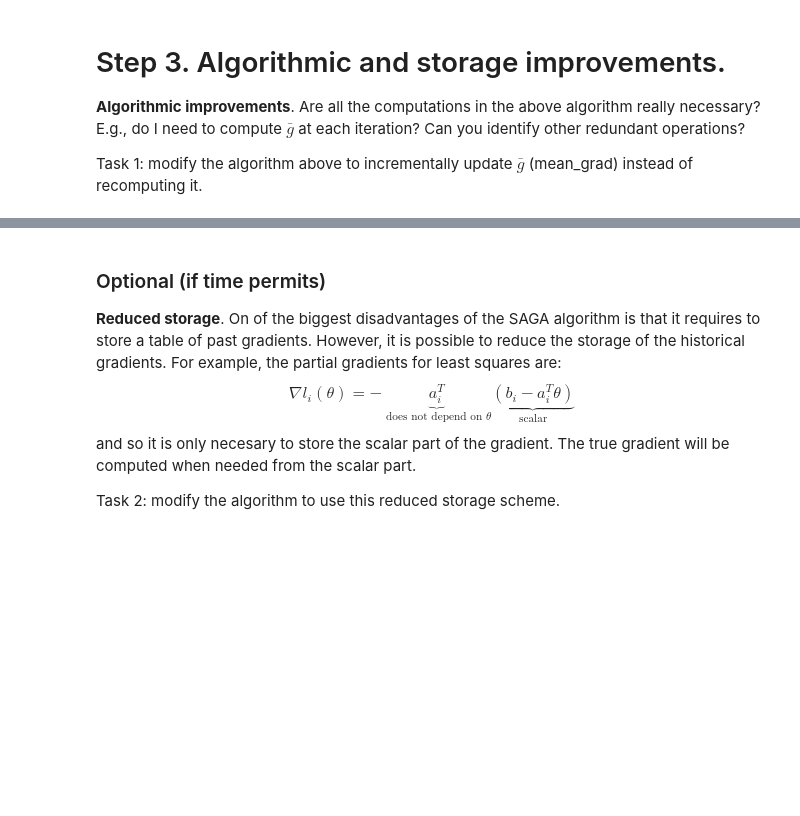
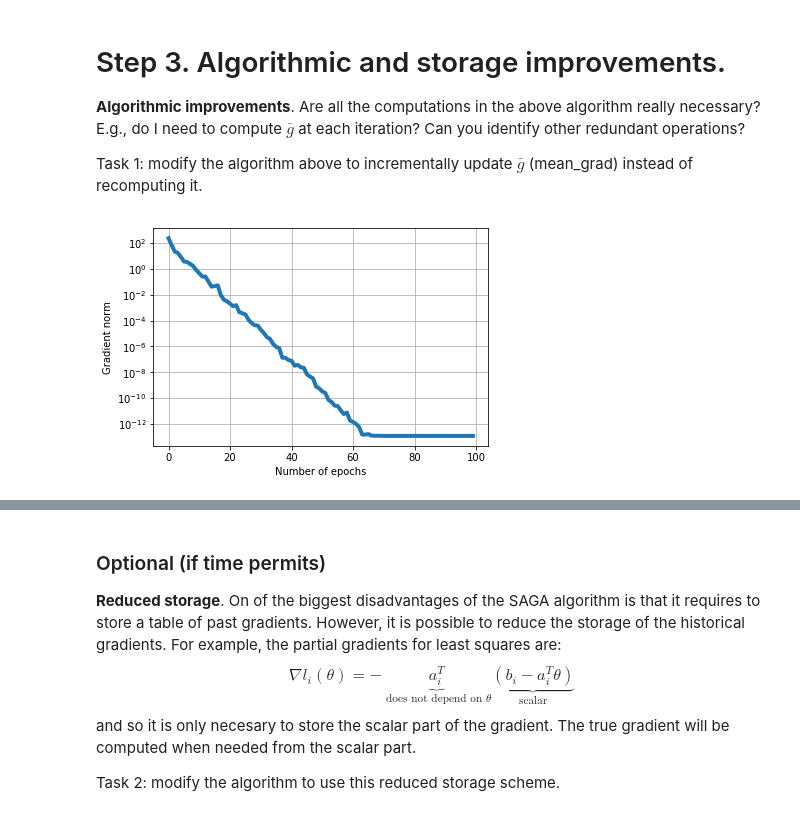
Before and after one commit to fabianp/DSOML_2017, a Jupyter notebook: 03-SAGA_algorithm.ipynb, the cells around one changed output, grey strips where cells are left out. Drawn from its saved outputs; the diff is of its cells as text; code cells hidden in the pictures; blank space fills up the shorter version.

```diff
--- a/03-SAGA_algorithm.ipynb
+++ b/03-SAGA_algorithm.ipynb
@@ -245,0 +294,9 @@ That is again 20x times faster than the pure Python version. Nice!
+# %%
+plt.plot(grad_history_jit, lw=4)
+plt.grid()
+plt.yscale('log')
+plt.ylabel('Gradient norm')
+plt.xlabel('Number of epochs')
+plt.show()
+# %% [output]
+[figure, added]
```
Also changed, not shown: parts of 9 cells of this notebook, 1 other file.
